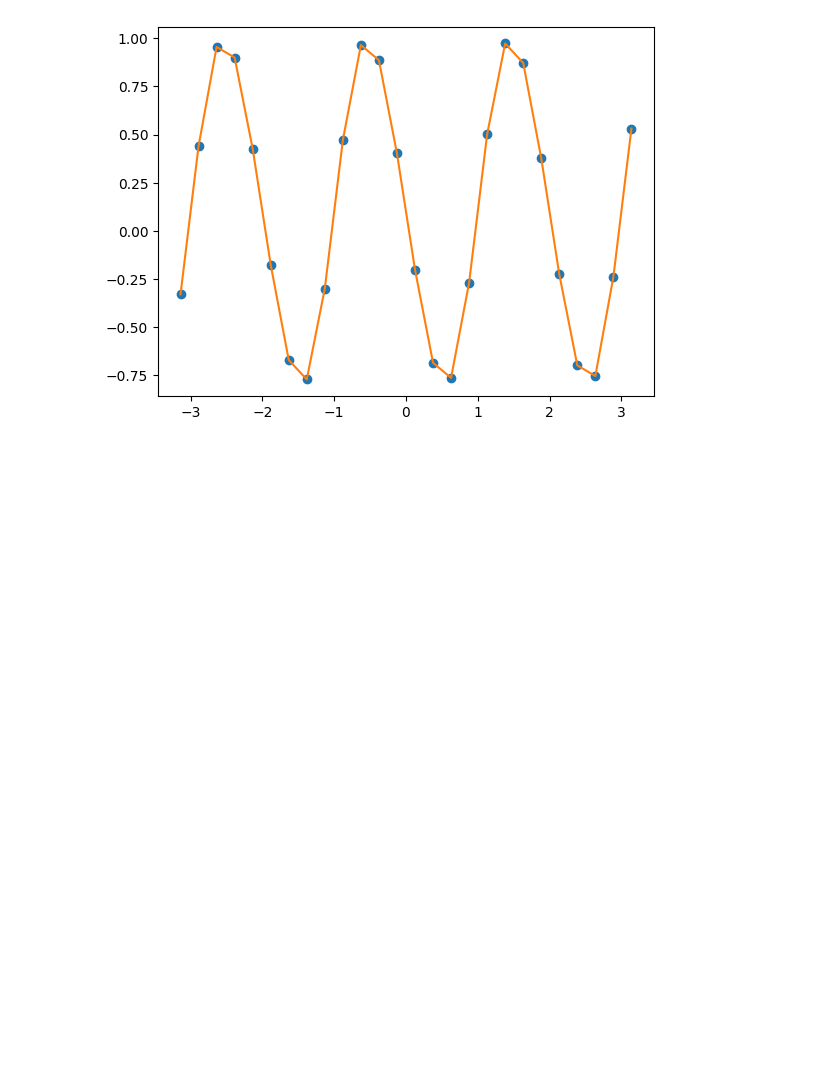
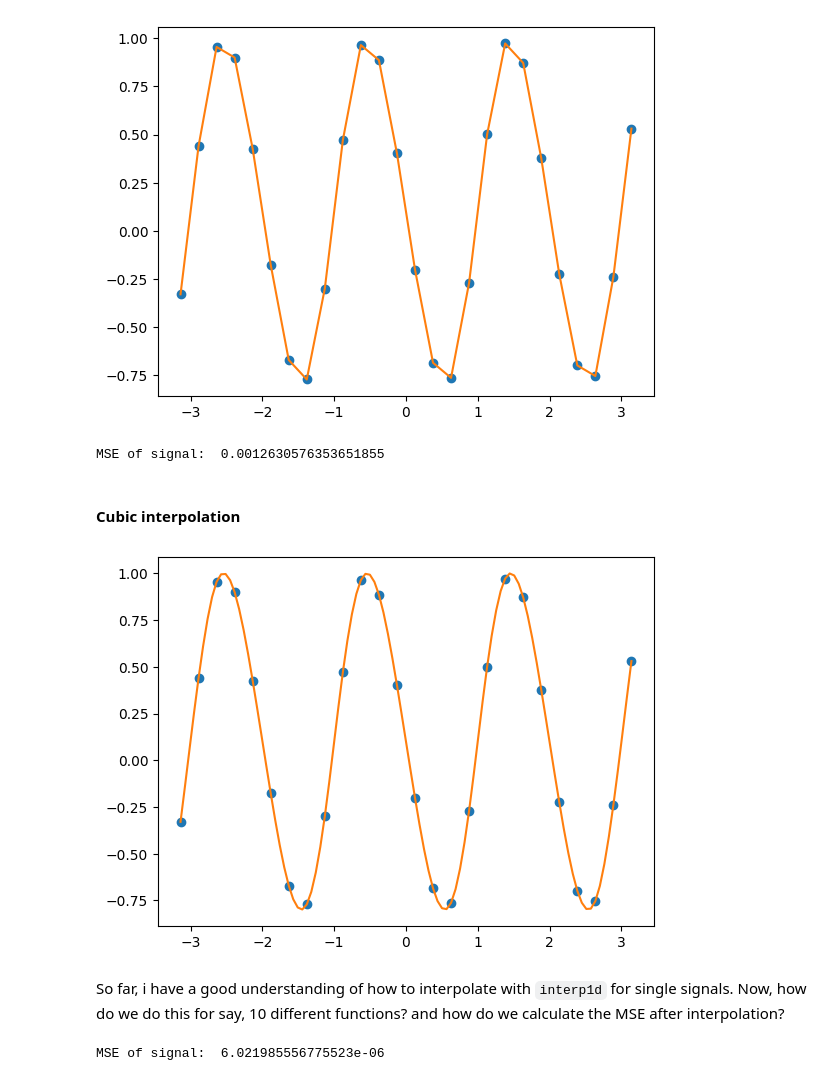
Before and after one commit to ieadoboe/effective-waffle, a Jupyter notebook: beginner6_func_interpolation.ipynb, the cells around one changed output. Saved outputs shown, nothing was run; the diff lists cells and outputs as text; code cells hidden in the pictures; blank space fills up the shorter version.

Commit message:
interpolation validated on test dataset

```diff
--- a/beginner6_func_interpolation.ipynb
+++ b/beginner6_func_interpolation.ipynb
@@ -298,3 +291,28 @@ plt.plot(x_lr, u_lr[ix], 'o', x, u_new, '-')
 plt.show()
 # %% [output]
 [figure]
+# %%
+# MSE of above signal
+mse_cub = mean_squared_error(u[ix], u_new)
+print("MSE of signal: ", mse_cub)
+# %% [output]
+MSE of signal:  0.0012630576353651855
+# %% [markdown]
+#### Cubic interpolation
+# %%
+spl = interp1d(x_lr, u_lr[ix], kind="cubic")
+
+u_cub = spl(x)  # generate interpolated signals from function
+
+plt.plot(x_lr, u_lr[ix], "o", x, u_cub, "-")
+plt.show()
+# %% [output]
+[figure, added]
+# %% [markdown]
+So far, i have a good understanding of how to interpolate with `interp1d` for single signals. Now, how do we do this for say, 10 different functions? and how do we calculate the MSE after interpolation?
+# %%
+# MSE of above signal
+mse_cub = mean_squared_error(u[ix], u_cub)
+print("MSE of signal: ", mse_cub)
+# %% [output]
+MSE of signal:  6.021985556775523e-06
```
Also changed, not shown: parts of 15 cells of this notebook, 1 other file.
